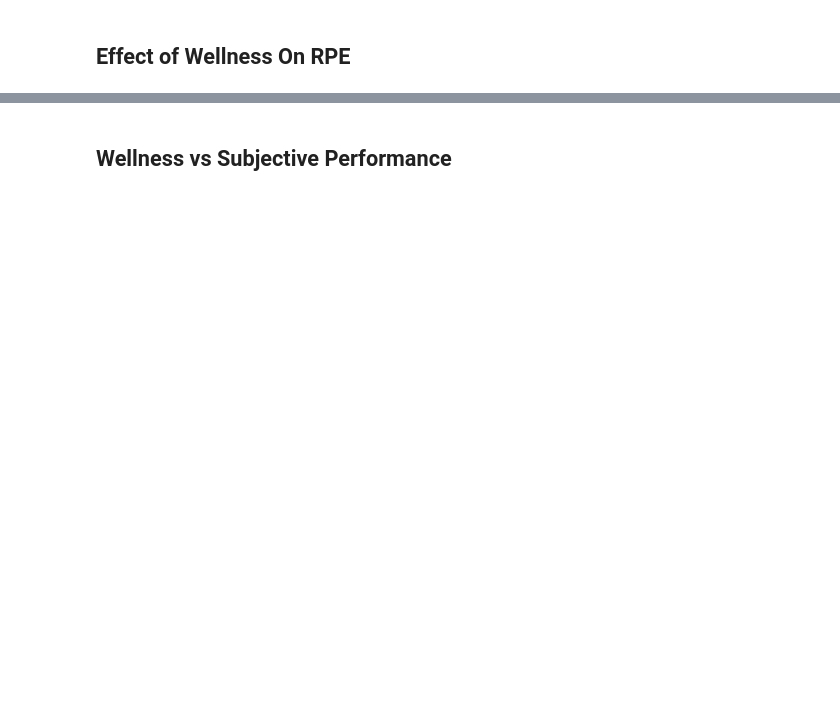
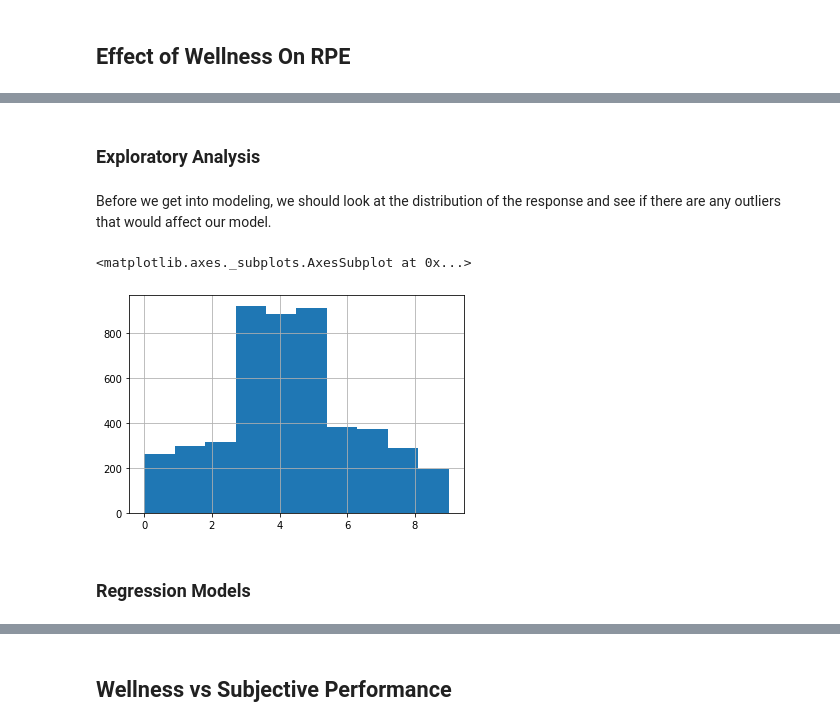
Before and after one commit to JoeRoussy/sta2453-project-1, a Jupyter notebook: fill_in_missing_rpe_data.ipynb, the cells around one changed output, grey strips where cells are left out. Cells and saved outputs as stored; diff of their text form; code cells hidden in the pictures; blank space fills up the shorter version.

```diff
--- a/fill_in_missing_rpe_data.ipynb
+++ b/fill_in_missing_rpe_data.ipynb
@@ -642,0 +673,11 @@ rpe_wellness.head()
+# %% [markdown]
+### Exploratory Analysis
+# %% [markdown]
+Before we get into modeling, we should look at the distribution of the response and see if there are any outliers that would affect our model.
+# %%
+rpe_wellness['RPE'].hist()
+# %% [output]
+<matplotlib.axes._subplots.AxesSubplot at 0x...>
+[figure, added]
+# %% [markdown]
+### Regression Models
```
Also changed, not shown: parts of 121 cells of this notebook.
